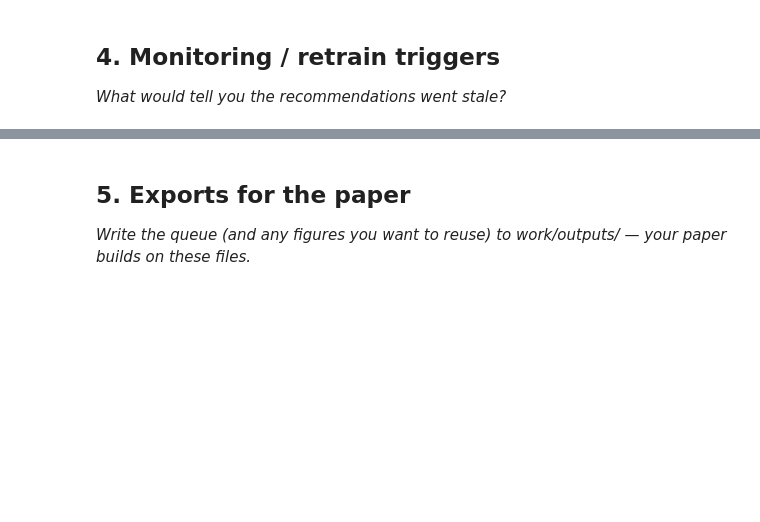
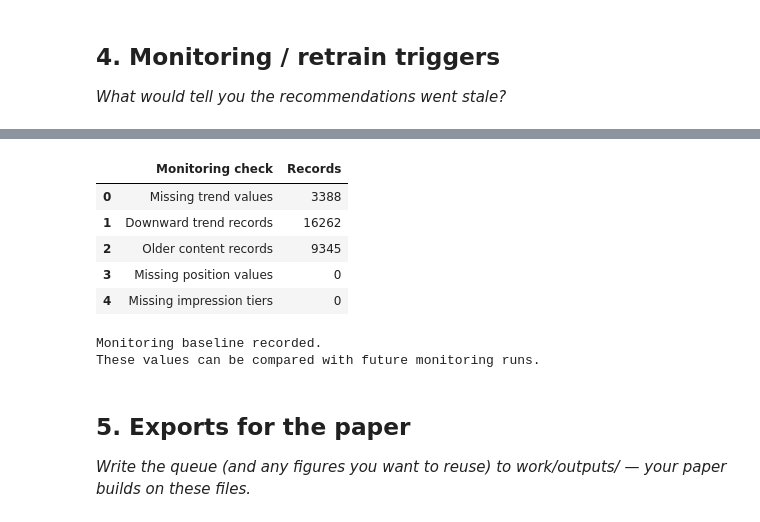
Before and after one commit to TEJAS7356/flyrank-ml-internship, a Jupyter notebook: work/notebooks/w07_action_playbook.ipynb, the cells around one changed output, grey strips where cells are left out. Drawn from its saved outputs; the diff is of its cells as text; code cells hidden in the pictures; blank space fills up the shorter version.

```diff
--- a/work/notebooks/w07_action_playbook.ipynb
+++ b/work/notebooks/w07_action_playbook.ipynb
@@ -37,3 +395,36 @@ This skeleton is yours to fill. Work the sections **in order** — each one has
+# %%
+# This cell is for CODE (numbers, a query, a check).
+# Write your text answer in the cell ABOVE this one — typing sentences here breaks Run All.
+# Monitoring checks for the action playbook
+
+monitoring_checks = {
+    "Missing trend values": content_df["trend_pct"].isna().sum(),
+    "Downward trend records": (content_df["trend_direction"] == "down").sum(),
+    "Older content records": content_df["freshness_tier"].isin(
+        ["91-180", "181+"]
+    ).sum(),
+    "Missing position values": content_df["position_tier"].isna().sum(),
+    "Missing impression tiers": content_df["impression_tier"].isna().sum()
+}
+
+monitoring_df = pd.DataFrame(
+    list(monitoring_checks.items()),
+    columns=["Monitoring check", "Records"]
+)
+
+display(monitoring_df)
+
+print("Monitoring baseline recorded.")
+print("These values can be compared with future monitoring runs.")
+# %% [output]
+|  | Monitoring check | Records |
+| 0 | Missing trend values | 3388 |
+| 1 | Downward trend records | 16262 |
+| 2 | Older content records | 9345 |
+| 3 | Missing position values | 0 |
+| 4 | Missing impression tiers | 0 |
+Monitoring baseline recorded.
+These values can be compared with future monitoring runs.
 # %% [markdown]
 ## 5. Exports for the paper
 
```
Also changed, not shown: parts of 15 cells of this notebook.
